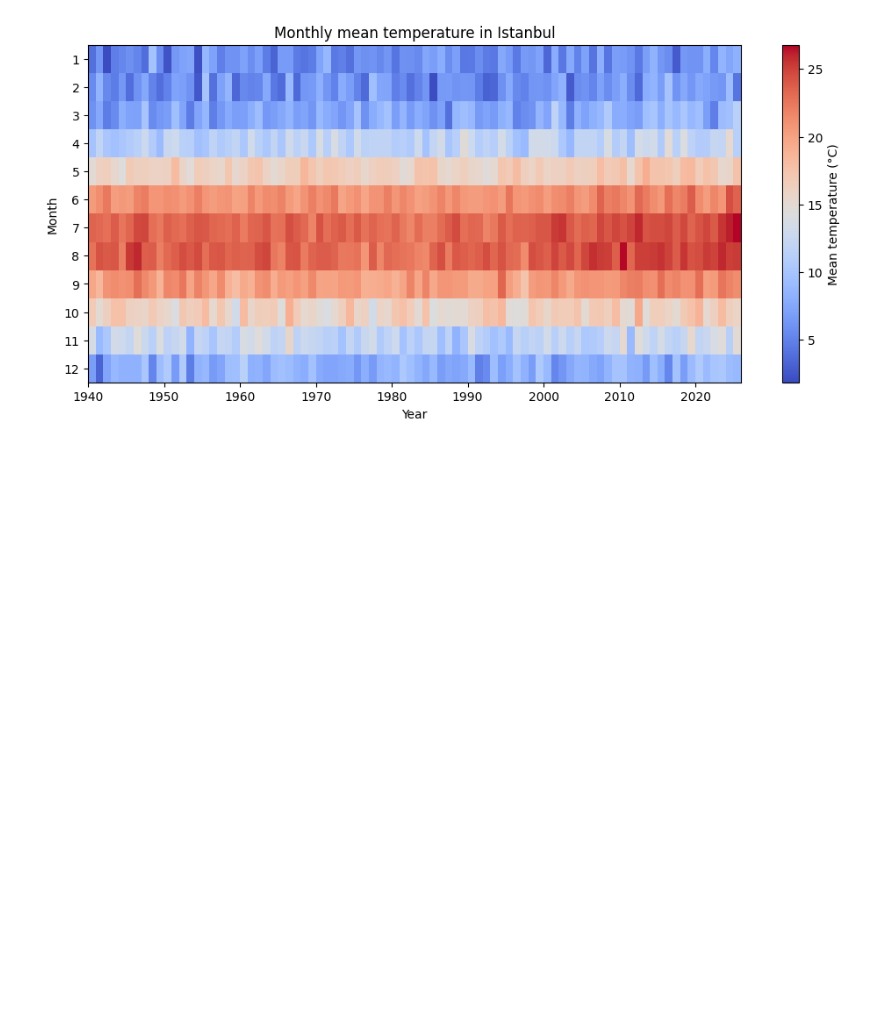
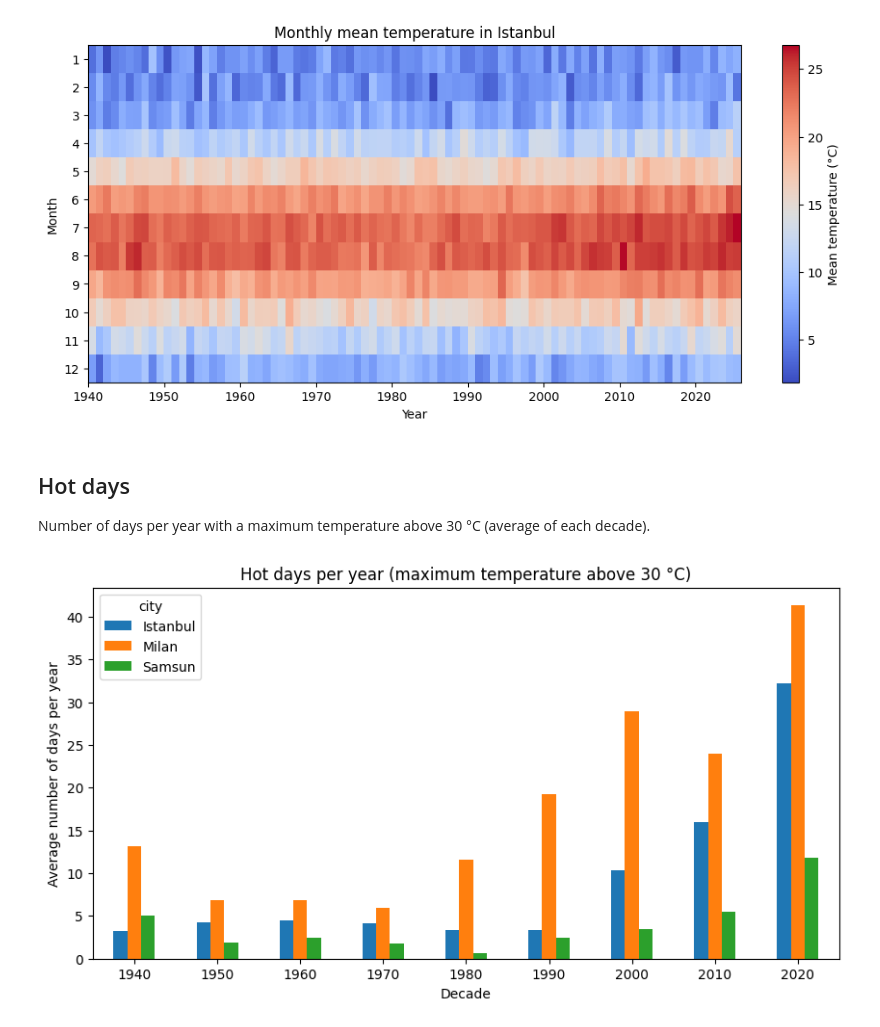
Before and after one commit to sudebayram-hue/python-project, a Jupyter notebook: weather_report.ipynb, the cells around one changed output. Cells and saved outputs as stored; diff of their text form; code cells hidden in the pictures; blank space fills up the shorter version.

```diff
--- a/weather_report.ipynb
+++ b/weather_report.ipynb
@@ -39,6 +47,15 @@ for city in ["Samsun", "Milan", "Istanbul"]:
 [figure]
 [figure]
 [figure]
+# %% [markdown]
+## Hot days
+
+Number of days per year with a maximum temperature above 30 °C (average of each decade).
+# %%
+hot_days = count_hot_days(data)
+plot_hot_days(hot_days);
+# %% [output]
+[figure, added]
 # %% [markdown]
 ## Conclusions
 
```
Also changed, not shown: parts of 3 cells of this notebook.
